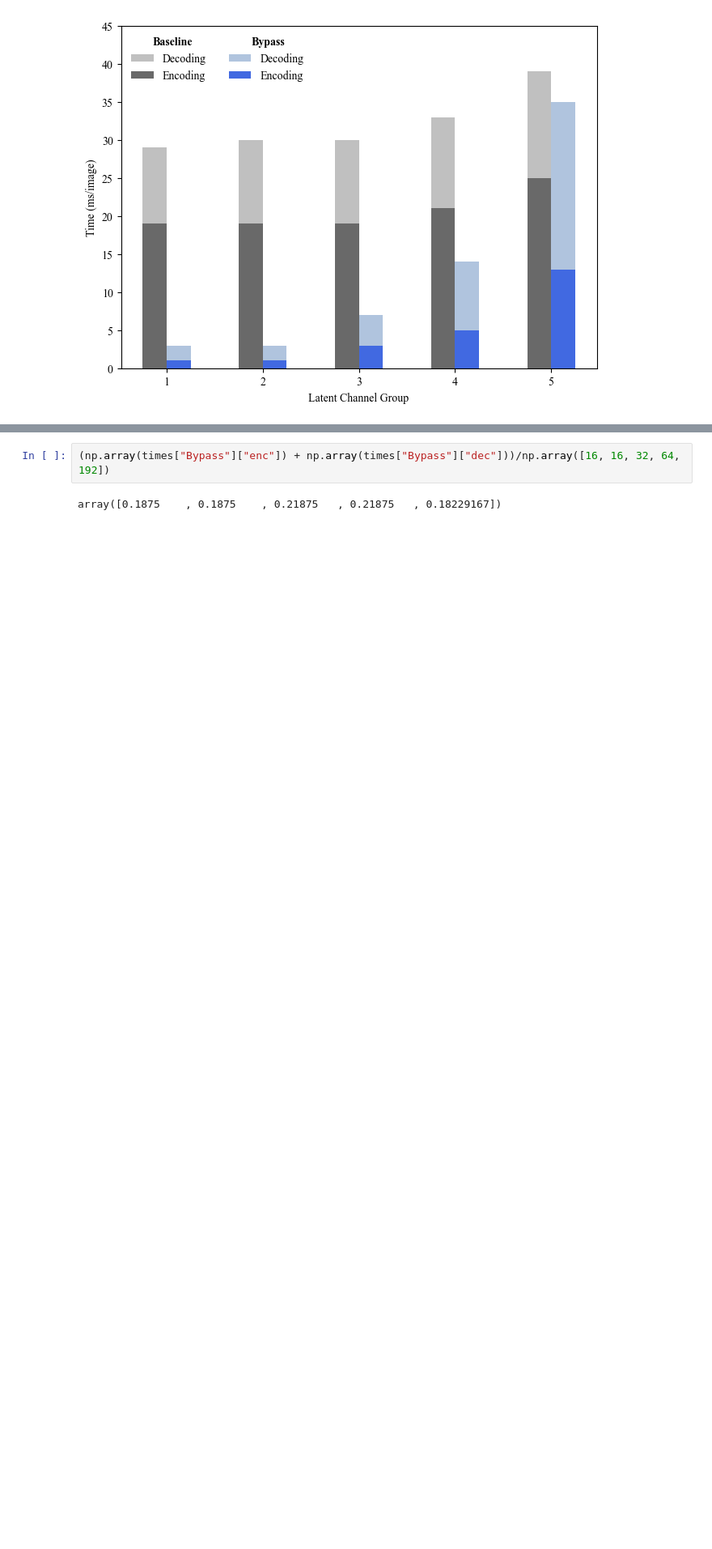
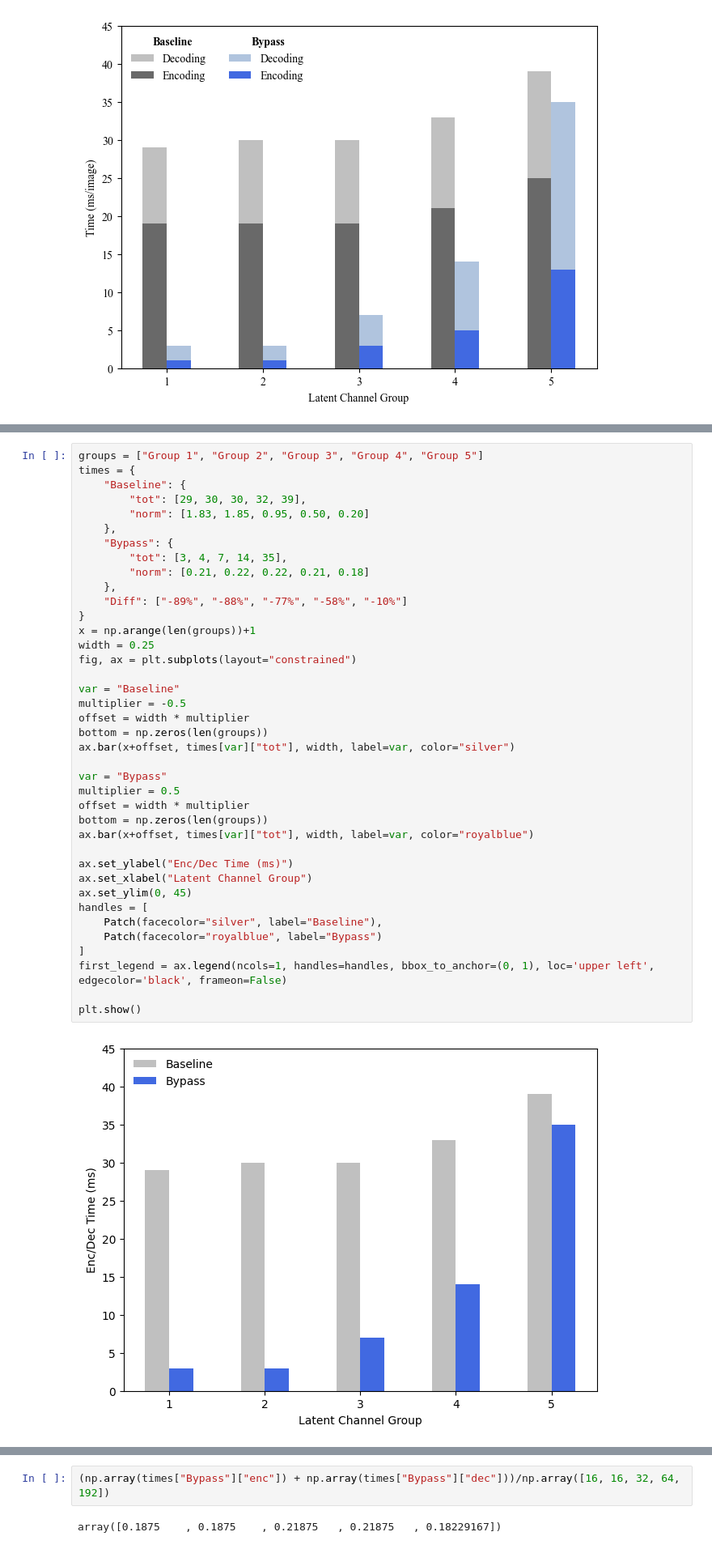
Before and after one commit to zb-umkc/elic_dct, a Jupyter notebook: elic_dct_rle.ipynb, the cells around one changed output, grey strips where cells are left out. Shown at 81% size. Drawn from its saved outputs; the diff is of its cells as text; blank space fills up the shorter version.

Commit message:
Remake time by channel group plot

```diff
--- a/elic_dct_rle.ipynb
+++ b/elic_dct_rle.ipynb
@@ -541,0 +530,41 @@ plt.show()
+# %%
+groups = ["Group 1", "Group 2", "Group 3", "Group 4", "Group 5"]
+times = {
+    "Baseline": {
+        "tot": [29, 30, 30, 32, 39],
+        "norm": [1.83, 1.85, 0.95, 0.50, 0.20]
+    },
+    "Bypass": {
+        "tot": [3, 4, 7, 14, 35],
+        "norm": [0.21, 0.22, 0.22, 0.21, 0.18]
+    },
+    "Diff": ["-89%", "-88%", "-77%", "-58%", "-10%"]
+}
+x = np.arange(len(groups))+1
+width = 0.25
+fig, ax = plt.subplots(layout="constrained")
+
+var = "Baseline"
+multiplier = -0.5
+offset = width * multiplier
+bottom = np.zeros(len(groups))
+ax.bar(x+offset, times[var]["tot"], width, label=var, color="silver")
+
+var = "Bypass"
+multiplier = 0.5
+offset = width * multiplier
+bottom = np.zeros(len(groups))
+ax.bar(x+offset, times[var]["tot"], width, label=var, color="royalblue")
+
+ax.set_ylabel("Enc/Dec Time (ms)")
+ax.set_xlabel("Latent Channel Group")
+ax.set_ylim(0, 45)
+handles = [
+    Patch(facecolor="silver", label="Baseline"),
+    Patch(facecolor="royalblue", label="Bypass")
+]
+first_legend = ax.legend(ncols=1, handles=handles, bbox_to_anchor=(0, 1), loc='upper left', edgecolor='black', frameon=False)
+
+plt.show()
+# %% [output]
+[figure, added]
```
Also changed, not shown: parts of 5 cells of this notebook.
